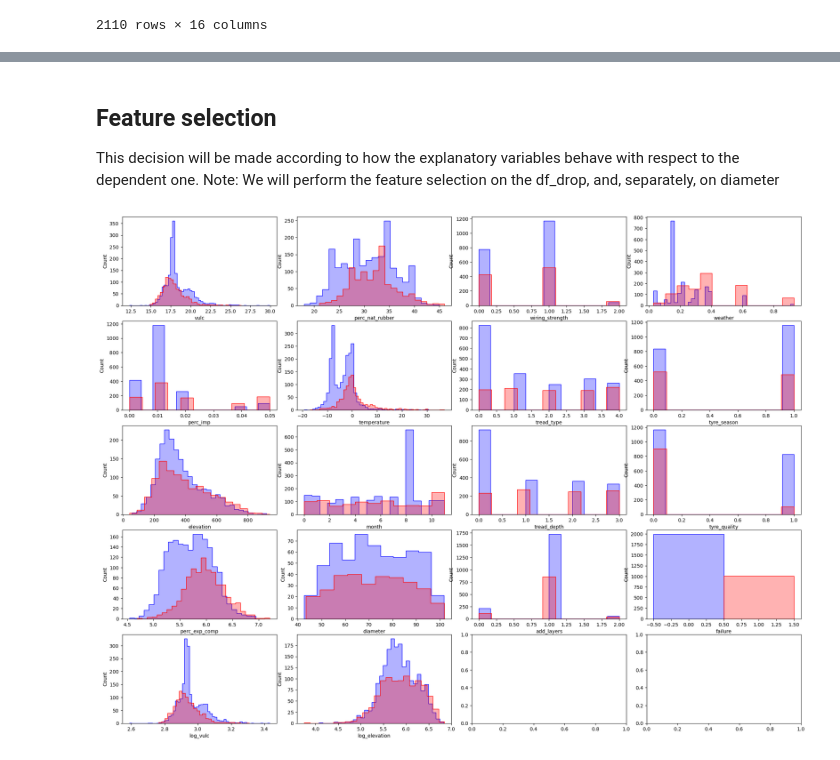
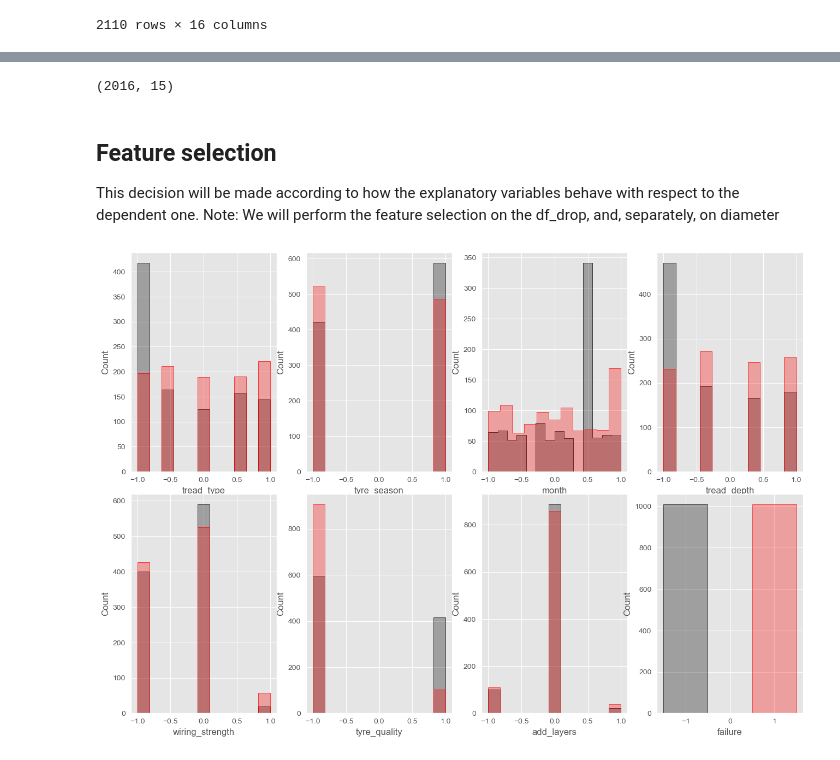
Before and after one commit to dodogro/ML_Project, a Jupyter notebook: script/eda.ipynb, the cells around one changed output, grey strips where cells are left out. Drawn from its saved outputs; the diff is of its cells as text; code cells hidden in the pictures.

```diff
--- a/script/eda.ipynb
+++ b/script/eda.ipynb
@@ -154,0 +109,9 @@ print(df_drop_categorical)
+# %%
+# Outliers Detection: Division between categorical and numerical
+# Dropped the diameter attribute
+df = df.dropna(axis = 1)
+df_categorical = df[["tread_type", "tyre_season", "month", "tread_depth", "wiring_strength", "tyre_quality", "add_layers","failure"]]
+df_numerical = df[["vulc","perc_nat_rubber","weather","perc_imp","temperature","elevation","perc_exp_comp","failure"]]
+
+print(df_numerical.shape)
+print(df_categorical.shape)
@@ -269,3 +204,16 @@ dtype: int64
+# %%
+# We are going to downsample the majority class
+from sklearn.utils import resample
+
+
+df_majority = df[df["failure"]==-1]
+df_minority = df[df["failure"]==1]
+
+df_majority_downsample = resample(df_majority, replace=False,n_samples= len(df_minority), random_state=69)
+df = pd.concat([df_majority_downsample,df_minority])
+df.shape
+# %% [output]
+(2016, 15)
 # %% [markdown]
 ## Feature selection
 
@@ -274,18 +222,22 @@ Note: We will perform the feature selection on the df_drop, and, separately, on
 # %%
 import seaborn as sns
 import matplotlib.pyplot as plt
 
-X_0 = df[df["failure"] == 0]
-X_1 = df[df["failure"] == 1]
 
-fig, axes = plt.subplots(ncols=4, nrows=5, figsize=(20,15))
+df_categorical = df[["tread_type", "tyre_season", "month", "tread_depth", "wiring_strength", "tyre_quality", "add_layers","failure"]]
+df_numerical = df[["vulc","perc_nat_rubber","weather","perc_imp","temperature","elevation","perc_exp_comp","failure"]]
+X_0_c = df_categorical[df_categorical["failure"] == -1]
+X_1_c = df_categorical[df_categorical["failure"] == 1]
+
+fig, axes = plt.subplots(ncols=4, nrows=2, figsize=(13,9))
 fig.tight_layout()
 
-for i, ax in zip(range(df.columns.size), axes.flat):
-    sns.histplot(X_0.iloc[:,i], color="blue", element="step", ax=ax,  alpha=0.3)#ALpha is a "transparency" variable
-    sns.histplot(X_1.iloc[:,i], color="red", element="step", ax=ax,  alpha=0.3)
+
+for i, ax in zip(range(df_categorical.columns.size), axes.flat):
+    sns.histplot(X_0_c.iloc[:,i], color="black", element="step", ax=ax,  alpha=0.3)#ALpha is a "transparency" variable
+    sns.histplot(X_1_c.iloc[:,i], color="red", element="step", ax=ax,  alpha=0.3)
 plt.show()
 
 # Maybe temperature, weather
 # %% [output]
-[figure, old version]
+[figure, new version]
```
Also changed, not shown: parts of 25 cells of this notebook, 1 other file.
